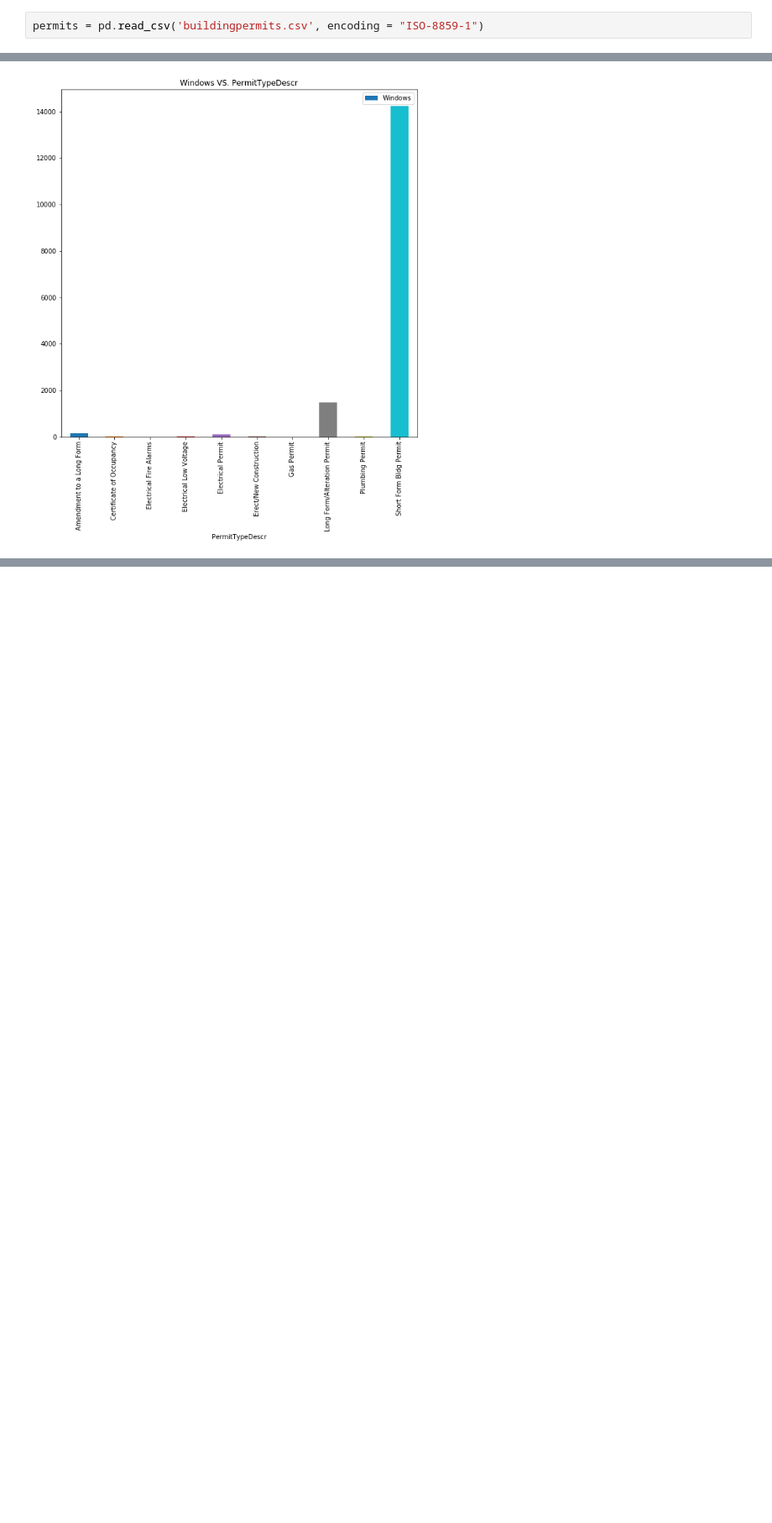
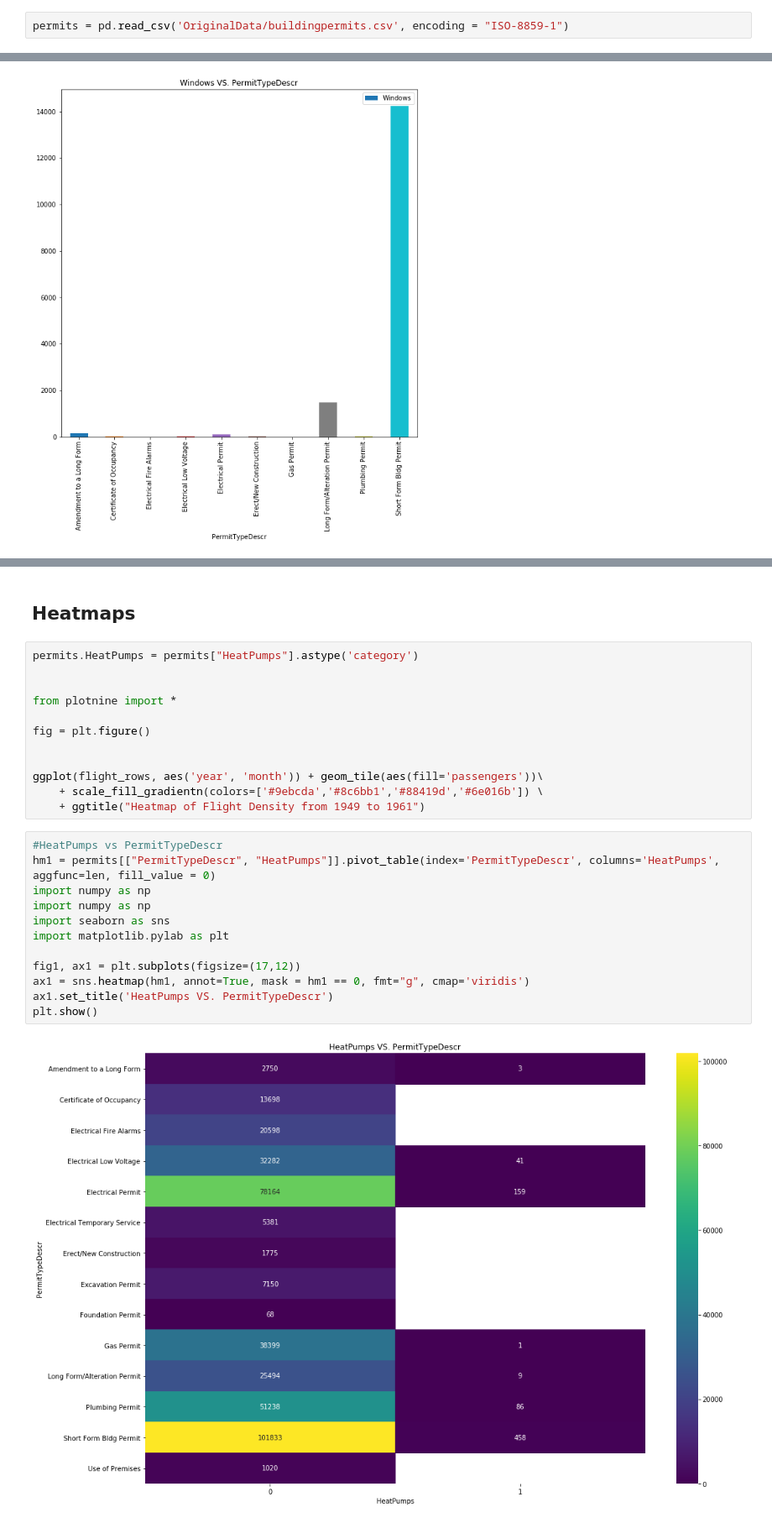
Before and after one commit to ZixinDing/Carbon-Free-Boston, a Jupyter notebook: CFB@BUISE.ipynb, the cells around one changed output, grey strips where cells are left out. Shown at 84% size. Saved outputs shown, nothing was run; the diff lists cells and outputs as text; blank space fills up the shorter version.

```diff
--- a/CFB@BUISE.ipynb
+++ b/CFB@BUISE.ipynb
@@ -6,7 +6,7 @@ import pandas as pd
 import matplotlib.pyplot as plt
 import pandas as pd
 # %%
-permits = pd.read_csv('buildingpermits.csv', encoding = "ISO-8859-1")
+permits = pd.read_csv('OriginalData/buildingpermits.csv', encoding = "ISO-8859-1")
 # %%
 permits.head(100)
 # %% [output]
@@ -112,0 +325,28 @@ for i in ["SolarPanel", "HeatPumps", "Insulation", "Windows"]:
+# %% [markdown]
+## Heatmaps
+# %%
+permits.HeatPumps = permits["HeatPumps"].astype('category')
+
+
+from plotnine import *
+
+fig = plt.figure()
+
+
+ggplot(flight_rows, aes('year', 'month')) + geom_tile(aes(fill='passengers'))\
+    + scale_fill_gradientn(colors=['#9ebcda','#8c6bb1','#88419d','#6e016b']) \
+    + ggtitle("Heatmap of Flight Density from 1949 to 1961")
+# %%
+#HeatPumps vs PermitTypeDescr
+hm1 = permits[["PermitTypeDescr", "HeatPumps"]].pivot_table(index='PermitTypeDescr', columns='HeatPumps', aggfunc=len, fill_value = 0)
+import numpy as np
+import numpy as np
+import seaborn as sns
+import matplotlib.pylab as plt
+
+fig1, ax1 = plt.subplots(figsize=(17,12))
+ax1 = sns.heatmap(hm1, annot=True, mask = hm1 == 0, fmt="g", cmap='viridis')
+ax1.set_title('HeatPumps VS. PermitTypeDescr')
+plt.show()
+# %% [output]
+[figure, added]
```
Also changed, not shown: parts of 25 cells of this notebook.
